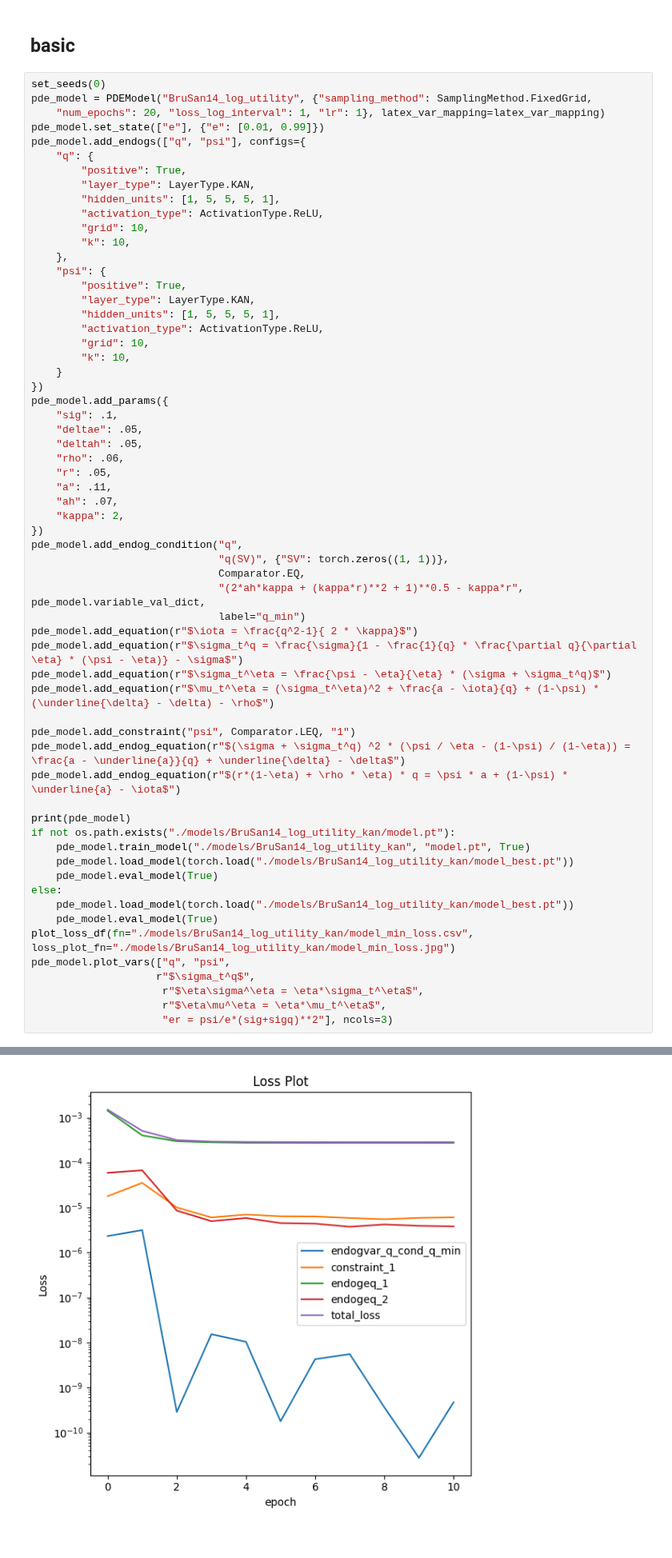
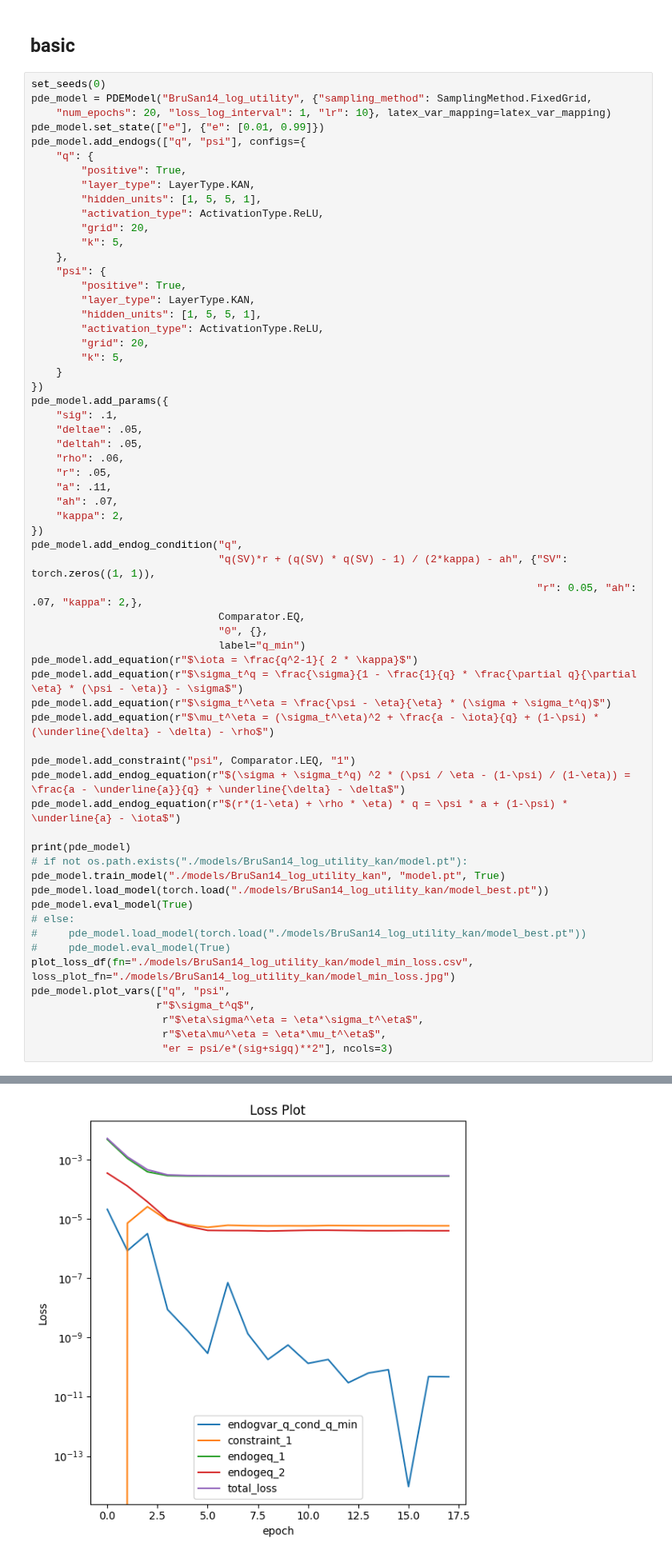
Before and after one commit to rotmanfinhub/deep-macrofin, a Jupyter notebook: examples/pymacrofin_eg/1d_problem_kan.ipynb, the cells around one changed output, grey strips where cells are left out. Shown at 80% size. Cells and saved outputs as stored; diff of their text form.

```diff
--- a/examples/pymacrofin_eg/1d_problem_kan.ipynb
+++ b/examples/pymacrofin_eg/1d_problem_kan.ipynb
@@ -36,24 +36,24 @@ latex_var_mapping = {
 # %%
 set_seeds(0)
 pde_model = PDEModel("BruSan14_log_utility", {"sampling_method": SamplingMethod.FixedGrid,
-    "num_epochs": 20, "loss_log_interval": 1, "lr": 1}, latex_var_mapping=latex_var_mapping)
+    "num_epochs": 20, "loss_log_interval": 1, "lr": 10}, latex_var_mapping=latex_var_mapping)
 pde_model.set_state(["e"], {"e": [0.01, 0.99]})
 pde_model.add_endogs(["q", "psi"], configs={
     "q": {
         "positive": True,
         "layer_type": LayerType.KAN,
-        "hidden_units": [1, 5, 5, 5, 1],
+        "hidden_units": [1, 5, 5, 1],
         "activation_type": ActivationType.ReLU,
-        "grid": 10,
-        "k": 10,
+        "grid": 20,
+        "k": 5,
     },
     "psi": {
         "positive": True,
         "layer_type": LayerType.KAN,
-        "hidden_units": [1, 5, 5, 5, 1],
+        "hidden_units": [1, 5, 5, 1],
         "activation_type": ActivationType.ReLU,
-        "grid": 10,
-        "k": 10,
+        "grid": 20,
+        "k": 5,
     }
 })
 pde_model.add_params({
@@ -67,9 +67,10 @@ pde_model.add_params({
     "kappa": 2,
 })
 pde_model.add_endog_condition("q",
-                              "q(SV)", {"SV": torch.zeros((1, 1))},
+                              "q(SV)*r + (q(SV) * q(SV) - 1) / (2*kappa) - ah", {"SV": torch.zeros((1, 1)),
+                                                                                 "r": 0.05, "ah": .07, "kappa": 2,},
                               Comparator.EQ,
-                              "(2*ah*kappa + (kappa*r)**2 + 1)**0.5 - kappa*r", pde_model.variable_val_dict,
+                              "0", {},
                               label="q_min")
 pde_model.add_equation(r"$\iota = \frac{q^2-1}{ 2 * \kappa}$")
 pde_model.add_equation(r"$\sigma_t^q = \frac{\sigma}{1 - \frac{1}{q} * \frac{\partial q}{\partial \eta} * (\psi - \eta)} - \sigma$")
@@ -81,13 +82,13 @@ pde_model.add_endog_equation(r"$(\sigma + \sigma_t^q) ^2 * (\psi / \eta - (1-\ps
 pde_model.add_endog_equation(r"$(r*(1-\eta) + \rho * \eta) * q = \psi * a + (1-\psi) * \underline{a} - \iota$")
 
 print(pde_model)
-if not os.path.exists("./models/BruSan14_log_utility_kan/model.pt"):
-    pde_model.train_model("./models/BruSan14_log_utility_kan", "model.pt", True)
-    pde_model.load_model(torch.load("./models/BruSan14_log_utility_kan/model_best.pt"))
-    pde_model.eval_model(True)
-else:
-    pde_model.load_model(torch.load("./models/BruSan14_log_utility_kan/model_best.pt"))
-    pde_model.eval_model(True)
+# if not os.path.exists("./models/BruSan14_log_utility_kan/model.pt"):
+pde_model.train_model("./models/BruSan14_log_utility_kan", "model.pt", True)
+pde_model.load_model(torch.load("./models/BruSan14_log_utility_kan/model_best.pt"))
+pde_model.eval_model(True)
+# else:
+#     pde_model.load_model(torch.load("./models/BruSan14_log_utility_kan/model_best.pt"))
+#     pde_model.eval_model(True)
 plot_loss_df(fn="./models/BruSan14_log_utility_kan/model_min_loss.csv", loss_plot_fn="./models/BruSan14_log_utility_kan/model_min_loss.jpg")
 pde_model.plot_vars(["q", "psi",
                     r"$\sigma_t^q$",
@@ -117,10 +118,10 @@ training finished, total time :: 286.24280285835266
 Best model saved to ./models/BruSan14_log_utility_kan/model_best.pt if valid
 Model saved to ./models/BruSan14_log_utility_kan/model.pt
 Model loaded
 ===================================Evaluating===================================
 loss :: endogvar_q_cond_q_min: 0.0000,
 constraint_1: 0.0000,
 endogeq_1: 0.0003,
 endogeq_2: 0.0000,
 total_loss: 0.0003
-[figure, old version]
+[figure, new version]
```
Also changed, not shown: parts of 1 cell of this notebook.
